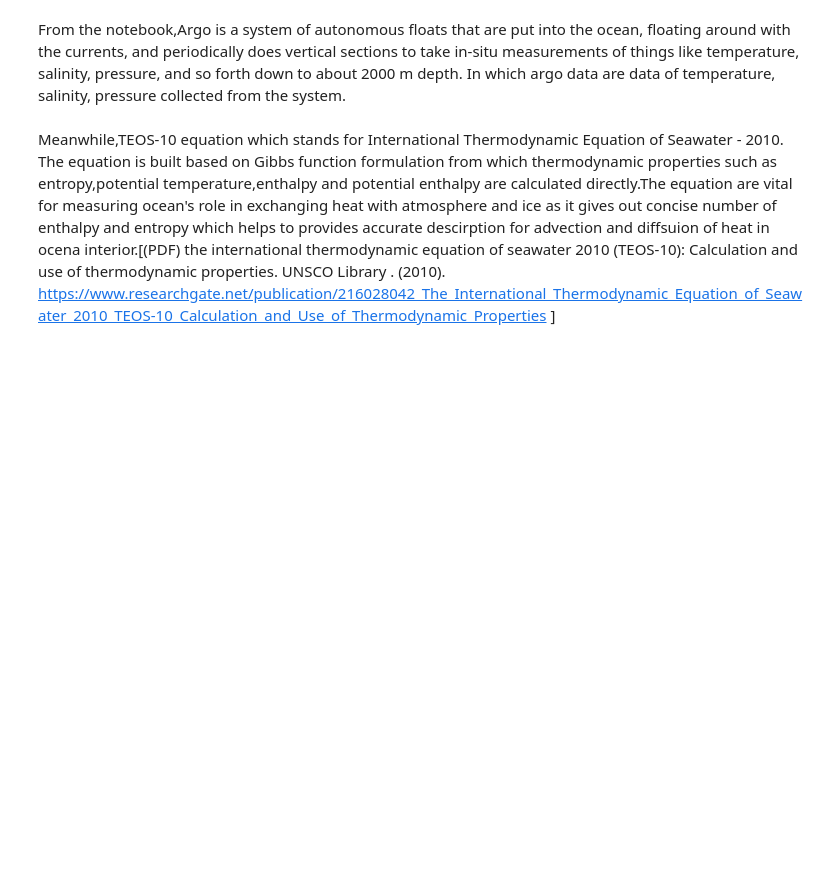
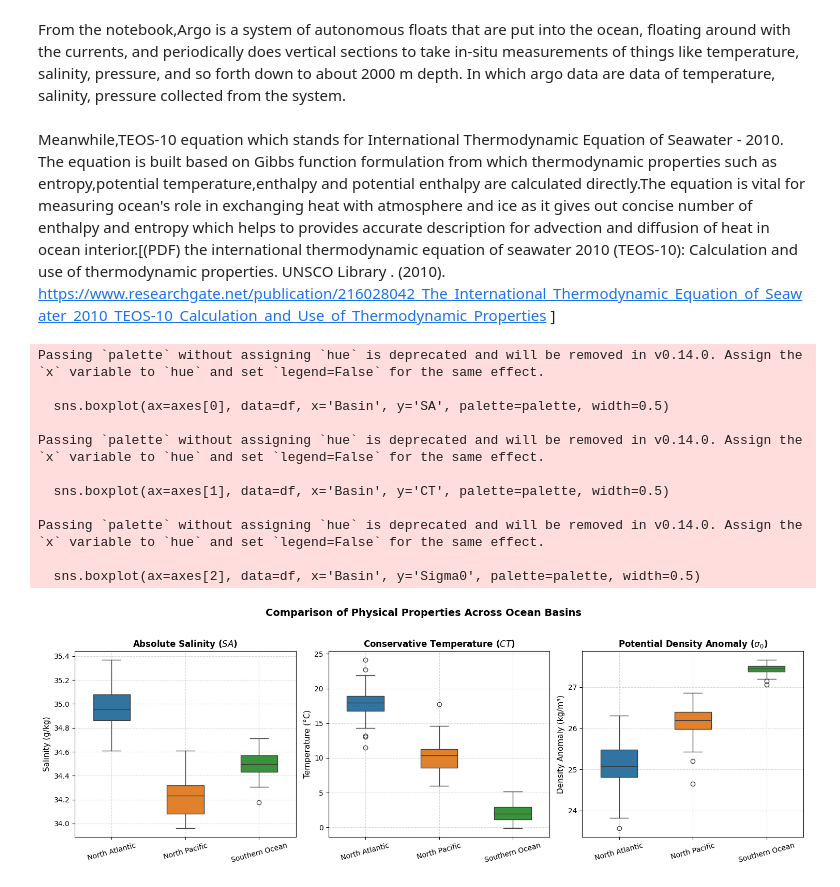
Before and after one commit to ppapkeita14-collab/OCES3301_data_analysis, a Jupyter notebook: assignments/fall26/ass1_argo.ipynb, the cells around one changed output. Cells and saved outputs as stored; diff of their text form; code cells hidden in the pictures; blank space fills up the shorter version.

```diff
--- a/assignments/fall26/ass1_argo.ipynb
+++ b/assignments/fall26/ass1_argo.ipynb
@@ -3,7 +1,7 @@
 # %% [markdown]
 From the notebook,Argo is a system of autonomous floats that are put into the ocean, floating around with the currents, and periodically does vertical sections to take in-situ measurements of things like temperature, salinity, pressure, and so forth down to about 2000 m depth. In which argo data are data of temperature, salinity, pressure collected from the system.
 # %% [markdown]
-Meanwhile,TEOS-10 equation which stands for International Thermodynamic Equation of Seawater - 2010. The equation is built based on Gibbs function formulation from which thermodynamic properties such as entropy,potential temperature,enthalpy and potential enthalpy are calculated directly.The equation are vital for measuring ocean's role in exchanging heat with atmosphere and ice as it gives out concise number of enthalpy and entropy which helps to provides accurate descirption for advection and diffsuion of heat in ocena interior.[(PDF) the international thermodynamic equation of seawater 2010 (TEOS-10): Calculation and use of thermodynamic properties. UNSCO Library . (2010). https://www.researchgate.net/publication/216028042_The_International_Thermodynamic_Equation_of_Seawater_2010_TEOS-10_Calculation_and_Use_of_Thermodynamic_Properties ]
+Meanwhile,TEOS-10 equation which stands for International Thermodynamic Equation of Seawater - 2010. The equation is built based on Gibbs function formulation from which thermodynamic properties such as entropy,potential temperature,enthalpy and potential enthalpy are calculated directly.The equation is vital for measuring ocean's role in exchanging heat with atmosphere and ice as it gives out concise number of enthalpy and entropy which helps to provides accurate description for advection and diffusion of heat in ocean interior.[(PDF) the international thermodynamic equation of seawater 2010 (TEOS-10): Calculation and use of thermodynamic properties. UNSCO Library . (2010). https://www.researchgate.net/publication/216028042_The_International_Thermodynamic_Equation_of_Seawater_2010_TEOS-10_Calculation_and_Use_of_Thermodynamic_Properties ]
 # %%
 # sample code to load the numerical models
 
@@ -142,3 +140,58 @@ def sigmai_dep(CT, SA, p=0):
     sigmai_dep_out = (1 / v) - 1000
 
     return sigmai_dep_out
+# %%
+import numpy as np
+import pandas as pd
+import matplotlib.pyplot as plt
+import seaborn as sns
+
+# (Assuming 'df' DataFrame with SA, CT, Sigma0, and Basin columns from previous code)
+
+# Set figure and subplots
+fig, axes = plt.subplots(1, 3, figsize=(15, 5), sharex=True)
+
+# Custom palette for basins
+palette = {'North Atlantic': '#1f77b4', 'North Pacific': '#ff7f0e', 'Southern Ocean': '#2ca02c'}
+
+# 1. Absolute Salinity (SA)
+sns.boxplot(ax=axes[0], data=df, x='Basin', y='SA', palette=palette, width=0.5)
+axes[0].set_title('Absolute Salinity ($SA$)', fontsize=12, fontweight='bold')
+axes[0].set_ylabel('Salinity (g/kg)', fontsize=11)
+axes[0].set_xlabel('')
+axes[0].grid(True, linestyle='--', alpha=0.5)
+
+# 2. Conservative Temperature (CT)
+sns.boxplot(ax=axes[1], data=df, x='Basin', y='CT', palette=palette, width=0.5)
+axes[1].set_title('Conservative Temperature ($CT$)', fontsize=12, fontweight='bold')
+axes[1].set_ylabel('Temperature (°C)', fontsize=11)
+axes[1].set_xlabel('')
+axes[1].grid(True, linestyle='--', alpha=0.5)
+
+# 3. Density Anomaly (Sigma0)
+sns.boxplot(ax=axes[2], data=df, x='Basin', y='Sigma0', palette=palette, width=0.5)
+axes[2].set_title('Potential Density Anomaly ($\sigma_0$)', fontsize=12, fontweight='bold')
+axes[2].set_ylabel('Density Anomaly (kg/m³)', fontsize=11)
+axes[2].set_xlabel('')
+axes[2].grid(True, linestyle='--', alpha=0.5)
+
+# Rotate x-axis labels slightly for clarity
+for ax in axes:
+    ax.tick_params(axis='x', rotation=15)
+
+plt.suptitle('Comparison of Physical Properties Across Ocean Basins', fontsize=14, fontweight='bold', y=1.02)
+plt.tight_layout()
+plt.show()
+# %% [output]
+Passing `palette` without assigning `hue` is deprecated and will be removed in v0.14.0. Assign the `x` variable to `hue` and set `legend=False` for the same effect.
+
+  sns.boxplot(ax=axes[0], data=df, x='Basin', y='SA', palette=palette, width=0.5)
+
+Passing `palette` without assigning `hue` is deprecated and will be removed in v0.14.0. Assign the `x` variable to `hue` and set `legend=False` for the same effect.
+
+  sns.boxplot(ax=axes[1], data=df, x='Basin', y='CT', palette=palette, width=0.5)
+
+Passing `palette` without assigning `hue` is deprecated and will be removed in v0.14.0. Assign the `x` variable to `hue` and set `legend=False` for the same effect.
+
+  sns.boxplot(ax=axes[2], data=df, x='Basin', y='Sigma0', palette=palette, width=0.5)
+[figure, added]
```
Also changed, not shown: parts of 5 cells of this notebook.
